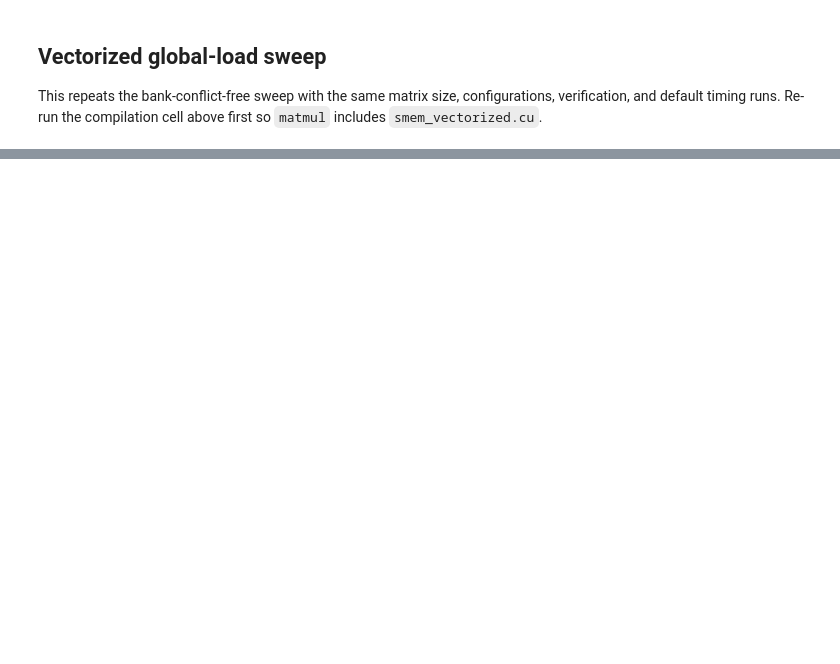
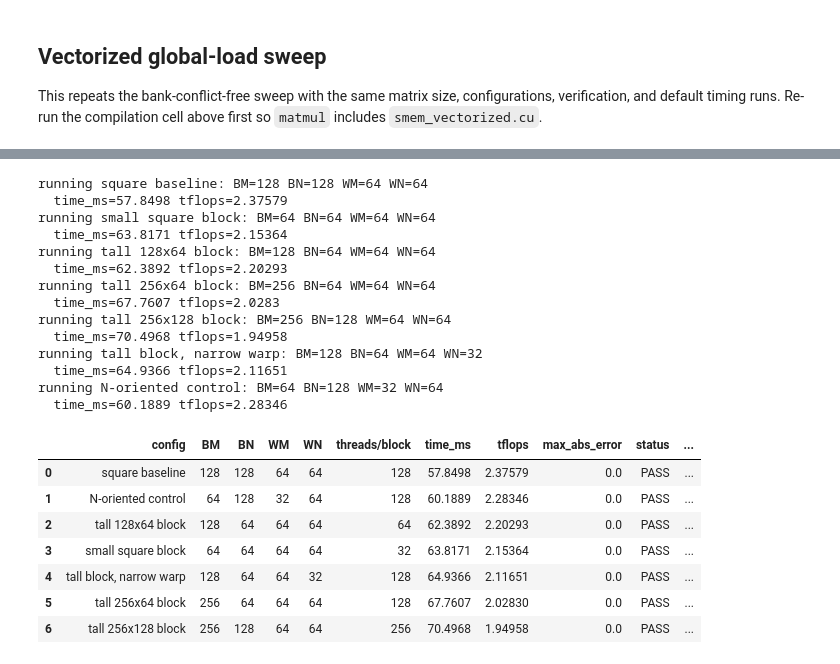
Before and after one commit to Sushil2006/matmul_cuda, a Jupyter notebook: notebook.ipynb, the cells around one changed output, grey strips where cells are left out. Saved outputs shown, nothing was run; the diff lists cells and outputs as text; code cells hidden in the pictures; blank space fills up the shorter version.

```diff
--- a/notebook.ipynb
+++ b/notebook.ipynb
@@ -671,0 +900,59 @@ CalledProcessError: Command '['./matmul', '--kernel', 'warp', '--M', '16384', '-
+# %%
+M, N, K = 65536, 128, 8192
+BK, WNITER, TM, TN = 16, 2, 8, 4
+tall_configs = [
+    ('square baseline', 128, 128, 64, 64),
+    ('small square block', 64, 64, 64, 64),
+    ('tall 128x64 block', 128, 64, 64, 64),
+    ('tall 256x64 block', 256, 64, 64, 64),
+    ('tall 256x128 block', 256, 128, 64, 64),
+    ('tall block, narrow warp', 128, 64, 64, 32),
+    ('N-oriented control', 64, 128, 32, 64),
+]
+tall_rows = []
+
+for name, bm, bn, wm, wn in tall_configs:
+    print(f'running {name}: BM={bm} BN={bn} WM={wm} WN={wn}', flush=True)
+    command = [
+        './matmul', '--kernel', 'warp', '--M', str(M), '--N', str(N), '--K', str(K),
+        '--BM', str(bm), '--BN', str(bn), '--BK', str(BK), '--WM', str(wm), '--WN', str(wn),
+        '--WNITER', str(WNITER), '--TM', str(TM), '--TN', str(TN), '--runs', '3',
+    ]
+    completed = subprocess.run(command, capture_output=True, text=True, check=True)
+    metrics = dict(item.split('=', 1) for item in completed.stdout.strip().splitlines()[-1].split())
+    print(f'  time_ms={metrics["time_ms"]} tflops={metrics["tflops"]}', flush=True)
+    tall_rows.append({
+        'config': name, 'BM': bm, 'BN': bn, 'WM': wm, 'WN': wn,
+        'threads/block': (bm // wm) * (bn // wn) * 32,
+        'time_ms': float(metrics['time_ms']), 'tflops': float(metrics['tflops']),
+        'max_abs_error': float(metrics['max_abs_error']), 'status': metrics['status'],
+    })
+
+tall_df = pd.DataFrame(tall_rows)
+baseline_ms = tall_df.loc[tall_df['config'] == 'square baseline', 'time_ms'].iloc[0]
+tall_df['speedup_vs_square'] = baseline_ms / tall_df['time_ms']
+tall_df = tall_df.sort_values('time_ms').reset_index(drop=True)
+display(tall_df)
+# %% [output]
+running square baseline: BM=128 BN=128 WM=64 WN=64
+  time_ms=57.8498 tflops=2.37579
+running small square block: BM=64 BN=64 WM=64 WN=64
+  time_ms=63.8171 tflops=2.15364
+running tall 128x64 block: BM=128 BN=64 WM=64 WN=64
+  time_ms=62.3892 tflops=2.20293
+running tall 256x64 block: BM=256 BN=64 WM=64 WN=64
+  time_ms=67.7607 tflops=2.0283
+running tall 256x128 block: BM=256 BN=128 WM=64 WN=64
+  time_ms=70.4968 tflops=1.94958
+running tall block, narrow warp: BM=128 BN=64 WM=64 WN=32
+  time_ms=64.9366 tflops=2.11651
+running N-oriented control: BM=64 BN=128 WM=32 WN=64
+  time_ms=60.1889 tflops=2.28346
+|  | config | BM | BN | WM | WN | threads/block | time_ms | tflops | max_abs_error | status | ... |
+| 0 | square baseline | 128 | 128 | 64 | 64 | 128 | 57.8498 | 2.37579 | 0.0 | PASS | ... |
+| 1 | N-oriented control | 64 | 128 | 32 | 64 | 128 | 60.1889 | 2.28346 | 0.0 | PASS | ... |
+| 2 | tall 128x64 block | 128 | 64 | 64 | 64 | 64 | 62.3892 | 2.20293 | 0.0 | PASS | ... |
+| 3 | small square block | 64 | 64 | 64 | 64 | 32 | 63.8171 | 2.15364 | 0.0 | PASS | ... |
+| 4 | tall block, narrow warp | 128 | 64 | 64 | 32 | 128 | 64.9366 | 2.11651 | 0.0 | PASS | ... |
+| 5 | tall 256x64 block | 256 | 64 | 64 | 64 | 128 | 67.7607 | 2.02830 | 0.0 | PASS | ... |
+| 6 | tall 256x128 block | 256 | 128 | 64 | 64 | 256 | 70.4968 | 1.94958 | 0.0 | PASS | ... |
```
Also changed, not shown: parts of 33 cells of this notebook, 1 other file.
